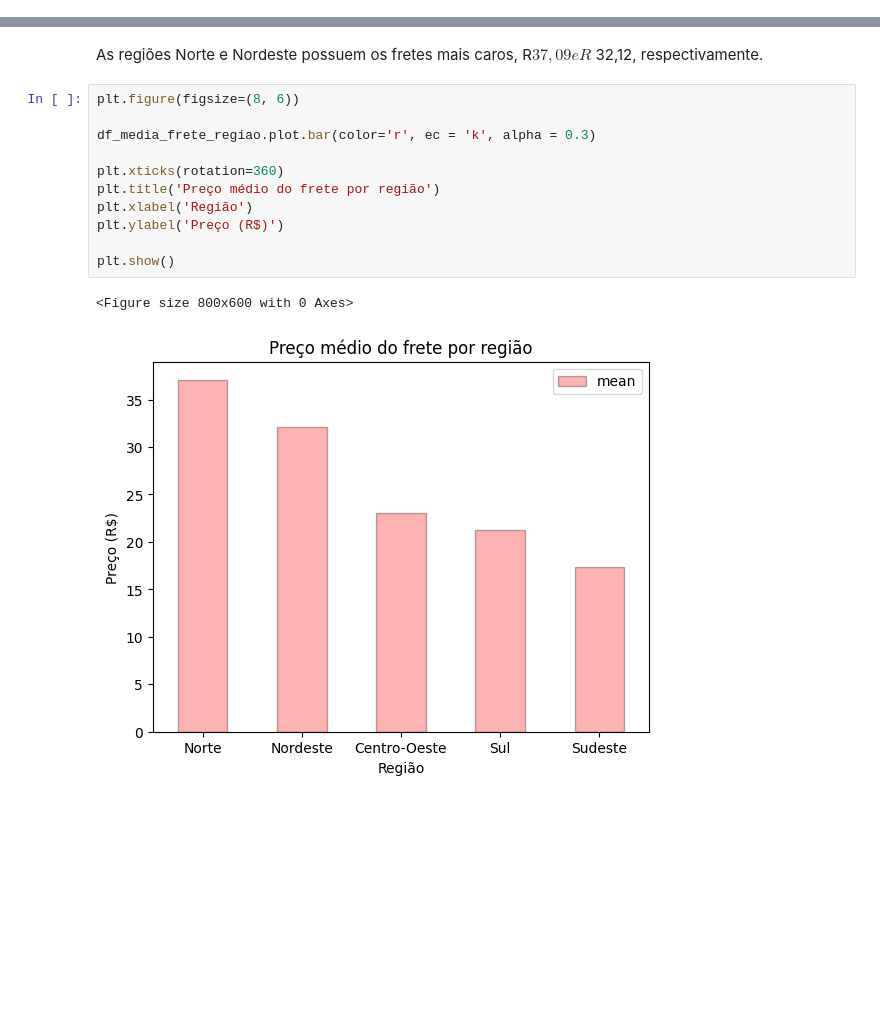
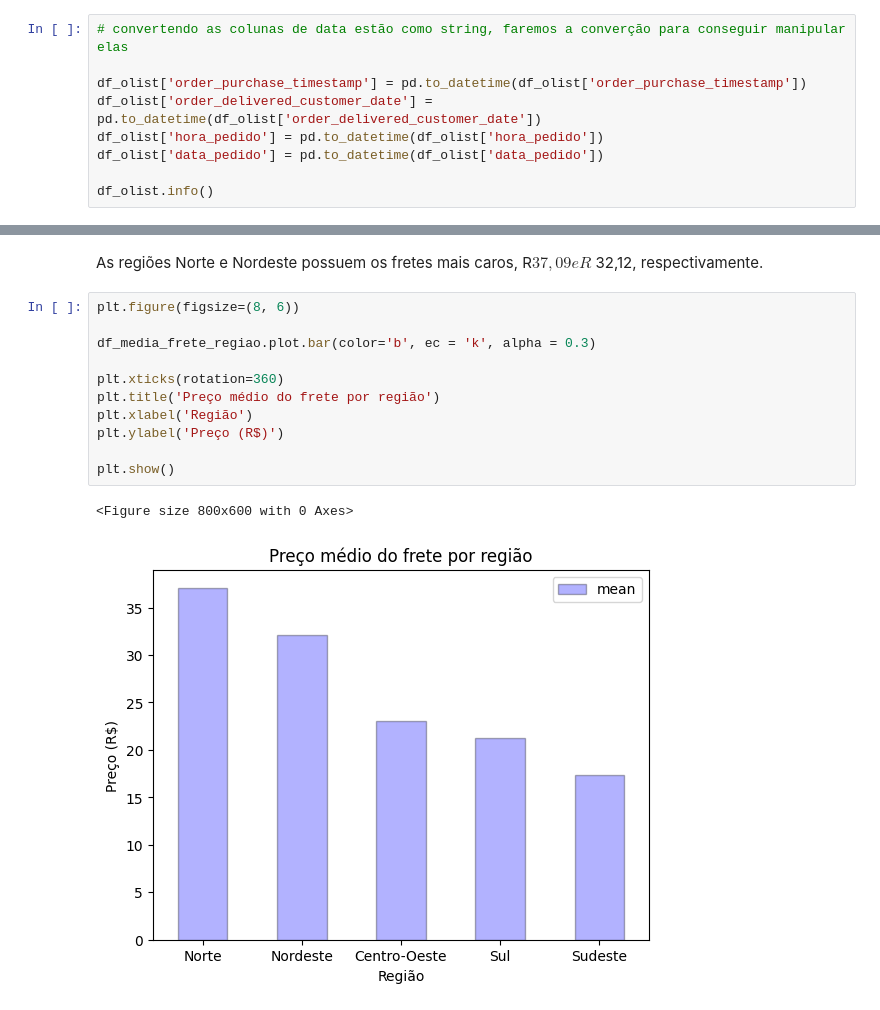
Before and after one commit to reprograma/on26-python-s14-analise-de-dados, a Jupyter notebook: exercicios/para-casa-CARLA/analiseOlist.ipynb, the cells around one changed output, grey strips where cells are left out. Drawn from its saved outputs; the diff is of its cells as text; blank space fills up the shorter version.

Commit message:
complementando visualização de dados

```diff
--- a/exercicios/para-casa-CARLA/analiseOlist.ipynb
+++ b/exercicios/para-casa-CARLA/analiseOlist.ipynb
@@ -520,0 +541,9 @@ df_olist.describe(include='all').T
+# %%
+# convertendo as colunas de data estão como string, faremos a converção para conseguir manipular elas
+
+df_olist['order_purchase_timestamp'] = pd.to_datetime(df_olist['order_purchase_timestamp'])
+df_olist['order_delivered_customer_date'] = pd.to_datetime(df_olist['order_delivered_customer_date'])
+df_olist['hora_pedido'] = pd.to_datetime(df_olist['hora_pedido'])
+df_olist['data_pedido'] = pd.to_datetime(df_olist['data_pedido'])
+
+df_olist.info()
@@ -645,14 +696,14 @@ As regiões Norte e Nordeste possuem os fretes mais caros, R$ 37,09 e R$ 32,12,
 # %%
 plt.figure(figsize=(8, 6))
 
-df_media_frete_regiao.plot.bar(color='r', ec = 'k', alpha = 0.3)
+df_media_frete_regiao.plot.bar(color='b', ec = 'k', alpha = 0.3)
 
 plt.xticks(rotation=360)
 plt.title('Preço médio do frete por região')
 plt.xlabel('Região')
 plt.ylabel('Preço (R$)')
 
 plt.show()
 # %% [output]
 <Figure size 800x600 with 0 Axes>
-[figure, old version]
+[figure, new version]
```
Also changed, not shown: parts of 13 cells of this notebook.
